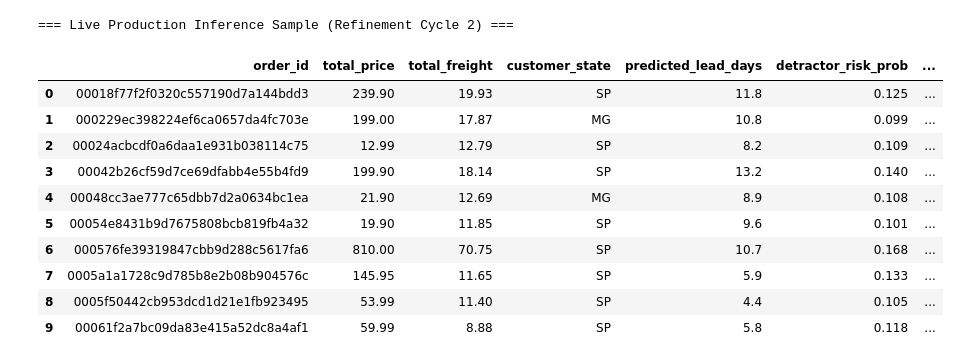
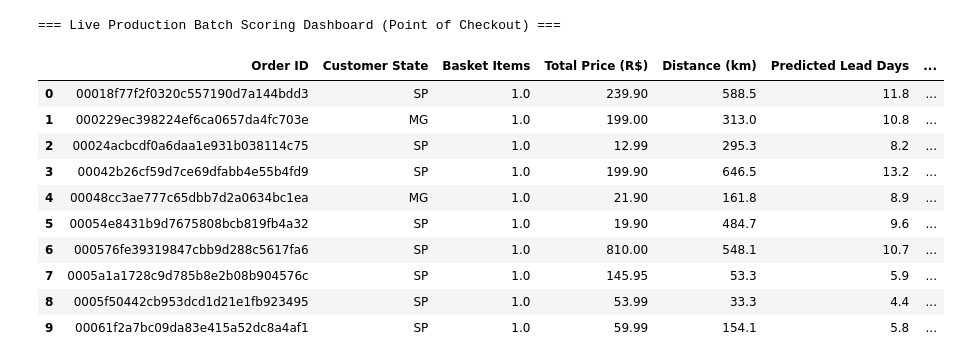
Before and after one commit to wuqianzong/Team11_IT5006_Ecommerce_Analytics_AY2627Sem1, a Jupyter notebook: notebooks/09_refinement_cycle2_migration.ipynb, the cells around one changed output. Saved outputs shown, nothing was run; the diff lists cells and outputs as text; code cells hidden in the pictures.

```diff
--- a/notebooks/09_refinement_cycle2_migration.ipynb
+++ b/notebooks/09_refinement_cycle2_migration.ipynb
@@ -205,38 +292,42 @@ We instantiate `SelectedScorerV4` directly from the frozen serialized model bund
 # %%
 from src.models.refinement_selected_v4 import SelectedScorerV4
 from src.models.data import load_development, ROOT
 
 # Load sample transaction records
 dev_df, _, _ = load_development(ROOT)
 sample_orders = dev_df.head(10).copy()
 
 # Initialize scorers from bundles
 reg_scorer = SelectedScorerV4(V4_DIR / 'bundles/regression/selected')
 clf_scorer = SelectedScorerV4(V4_DIR / 'bundles/classification/selected')
 
-# Perform zero-fit scoring
-reg_scores = reg_scorer.score(sample_orders)
-clf_scores = clf_scorer.score(sample_orders)
+# Generate live predictions
+reg_predictions = reg_scorer.score(sample_orders)
+clf_predictions = clf_scorer.score(sample_orders)
 
-# Combine predictions into operational production dashboard
-dashboard = sample_orders[['order_id', 'total_price', 'total_freight', 'customer_state']].copy()
-dashboard['predicted_lead_days'] = reg_scores['lead_days_prediction'].round(1)
-dashboard['detractor_risk_prob'] = clf_scores['probability_1'].round(3)
-dashboard['decision_threshold'] = clf_scores['threshold']
-dashboard['actionable_alert'] = clf_scores['decision'].map({1: 'ALERT (Intervention Needed)', 0: 'Standard Delivery'})
+demo_dashboard = pd.DataFrame({
+    'Order ID': sample_orders['order_id'],
+    'Customer State': sample_orders['customer_state'],
+    'Basket Items': sample_orders['n_items'],
+    'Total Price (R$)': sample_orders['total_price'],
+    'Distance (km)': sample_orders['distance_km_max'].round(1),
+    'Predicted Lead Days': reg_predictions['lead_days_prediction'].round(1),
+    'Detractor Probability': (clf_predictions['probability_1'] * 100).round(1).astype(str) + '%',
+    'Alert Triggered (tau*=0.17)': np.where(clf_predictions['decision'] == 1, 'YES [ALERT]', 'NO [NORMAL]')
+})
 
-print('=== Live Production Inference Sample (Refinement Cycle 2) ===')
-display(dashboard)
+print("=== Live Production Batch Scoring Dashboard (Point of Checkout) ===")
+demo_dashboard
 # %% [output]
-=== Live Production Inference Sample (Refinement Cycle 2) ===
+=== Live Production Batch Scoring Dashboard (Point of Checkout) ===
-|  | order_id | total_price | total_freight | customer_state | predicted_lead_days | detractor_risk_prob | ... |
-| 0 | 00018f77f2f0320c557190d7a144bdd3 | 239.90 | 19.93 | SP | 11.8 | 0.125 | ... |
-| 1 | 000229ec398224ef6ca0657da4fc703e | 199.00 | 17.87 | MG | 10.8 | 0.099 | ... |
-| 2 | 00024acbcdf0a6daa1e931b038114c75 | 12.99 | 12.79 | SP | 8.2 | 0.109 | ... |
-| 3 | 00042b26cf59d7ce69dfabb4e55b4fd9 | 199.90 | 18.14 | SP | 13.2 | 0.140 | ... |
-| 4 | 00048cc3ae777c65dbb7d2a0634bc1ea | 21.90 | 12.69 | MG | 8.9 | 0.108 | ... |
-| 5 | 00054e8431b9d7675808bcb819fb4a32 | 19.90 | 11.85 | SP | 9.6 | 0.101 | ... |
-| 6 | 000576fe39319847cbb9d288c5617fa6 | 810.00 | 70.75 | SP | 10.7 | 0.168 | ... |
-| 7 | 0005a1a1728c9d785b8e2b08b904576c | 145.95 | 11.65 | SP | 5.9 | 0.133 | ... |
-| 8 | 0005f50442cb953dcd1d21e1fb923495 | 53.99 | 11.40 | SP | 4.4 | 0.105 | ... |
-| 9 | 00061f2a7bc09da83e415a52dc8a4af1 | 59.99 | 8.88 | SP | 5.8 | 0.118 | ... |
+|  | Order ID | Customer State | Basket Items | Total Price (R$) | Distance (km) | Predicted Lead Days | ... |
+| 0 | 00018f77f2f0320c557190d7a144bdd3 | SP | 1.0 | 239.90 | 588.5 | 11.8 | ... |
+| 1 | 000229ec398224ef6ca0657da4fc703e | MG | 1.0 | 199.00 | 313.0 | 10.8 | ... |
+| 2 | 00024acbcdf0a6daa1e931b038114c75 | SP | 1.0 | 12.99 | 295.3 | 8.2 | ... |
+| 3 | 00042b26cf59d7ce69dfabb4e55b4fd9 | SP | 1.0 | 199.90 | 646.5 | 13.2 | ... |
+| 4 | 00048cc3ae777c65dbb7d2a0634bc1ea | MG | 1.0 | 21.90 | 161.8 | 8.9 | ... |
+| 5 | 00054e8431b9d7675808bcb819fb4a32 | SP | 1.0 | 19.90 | 484.7 | 9.6 | ... |
+| 6 | 000576fe39319847cbb9d288c5617fa6 | SP | 1.0 | 810.00 | 548.1 | 10.7 | ... |
+| 7 | 0005a1a1728c9d785b8e2b08b904576c | SP | 1.0 | 145.95 | 53.3 | 5.9 | ... |
+| 8 | 0005f50442cb953dcd1d21e1fb923495 | SP | 1.0 | 53.99 | 33.3 | 4.4 | ... |
+| 9 | 00061f2a7bc09da83e415a52dc8a4af1 | SP | 1.0 | 59.99 | 154.1 | 5.8 | ... |
```
Also changed, not shown: parts of 23 cells of this notebook, 1 other file.
